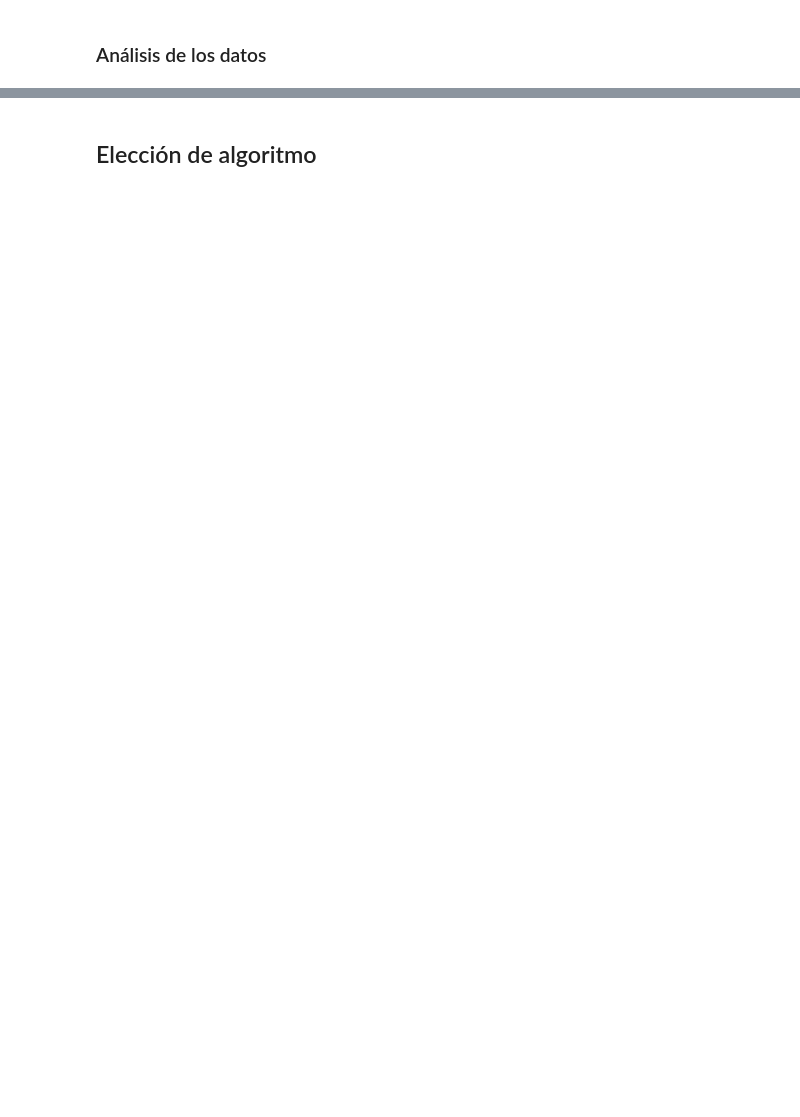
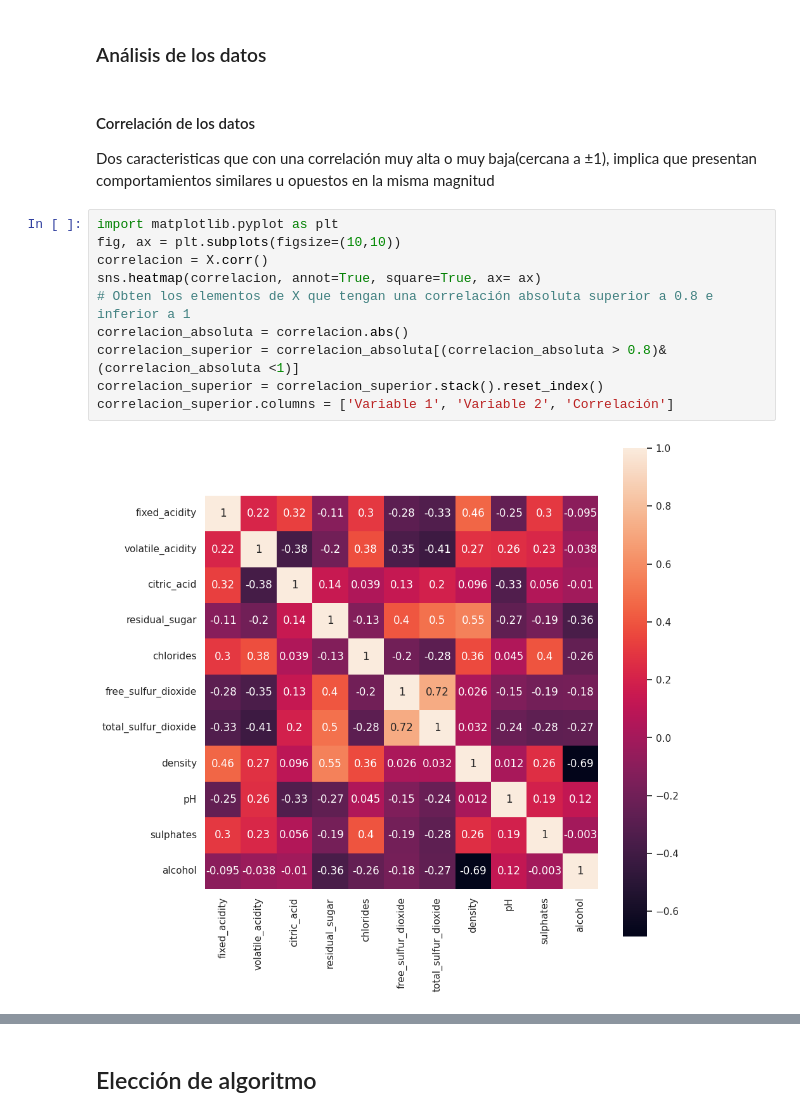
Before and after one commit to loleandote22/PruebasAprendizaje, a Jupyter notebook: Ejercicio.ipynb, the cells around one changed output, grey strips where cells are left out. Saved outputs shown, nothing was run; the diff lists cells and outputs as text; blank space fills up the shorter version.

```diff
--- a/Ejercicio.ipynb
+++ b/Ejercicio.ipynb
@@ -55,2 +199,17 @@ None
 # %% [markdown]
 ### Análisis de los datos
+# %% [markdown]
+#### Correlación de los datos
+Dos caracteristicas que con una correlación muy alta o muy baja(cercana a ±1), implica que presentan comportamientos similares u opuestos en la misma magnitud
+# %%
+import matplotlib.pyplot as plt
+fig, ax = plt.subplots(figsize=(10,10))
+correlacion = X.corr()
+sns.heatmap(correlacion, annot=True, square=True, ax= ax)
+# Obten los elementos de X que tengan una correlación absoluta superior a 0.8 e inferior a 1
+correlacion_absoluta = correlacion.abs()
+correlacion_superior = correlacion_absoluta[(correlacion_absoluta > 0.8)&(correlacion_absoluta <1)]
+correlacion_superior = correlacion_superior.stack().reset_index()
+correlacion_superior.columns = ['Variable 1', 'Variable 2', 'Correlación']
+# %% [output]
+[figure, added]
```
Also changed, not shown: parts of 59 cells of this notebook.
